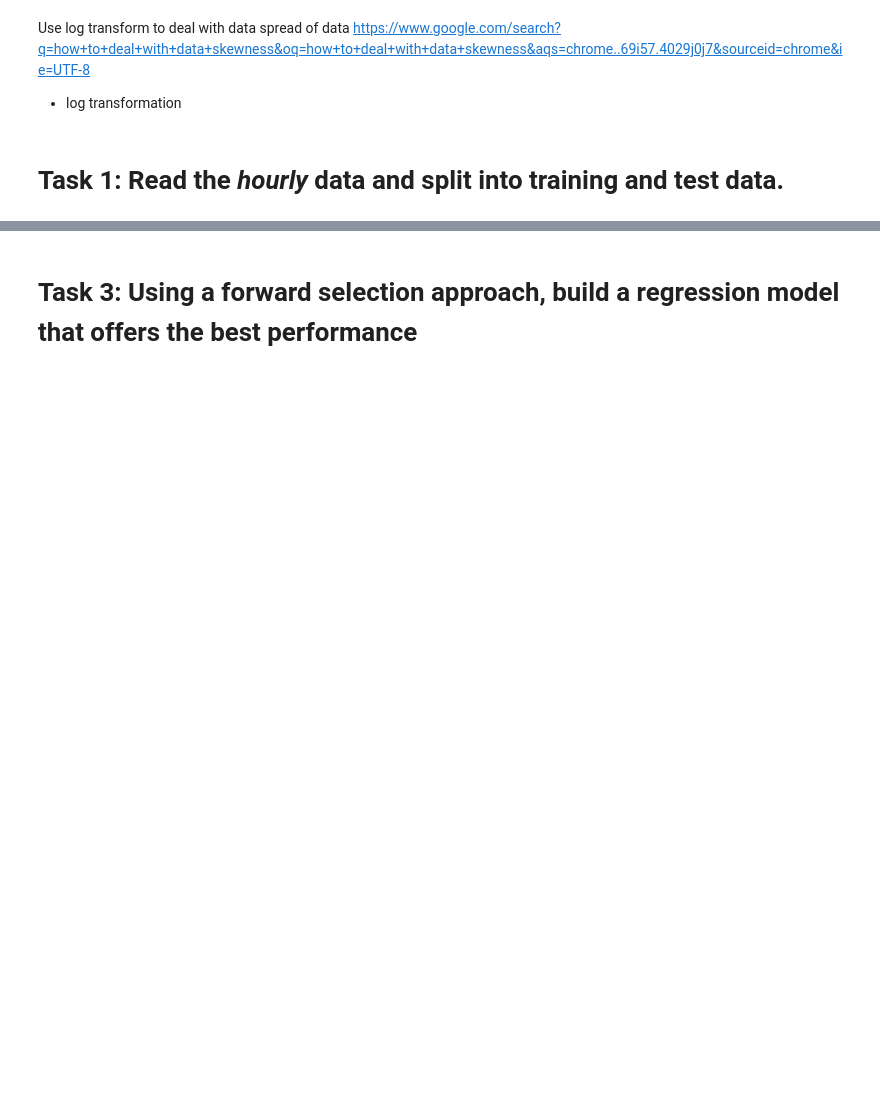
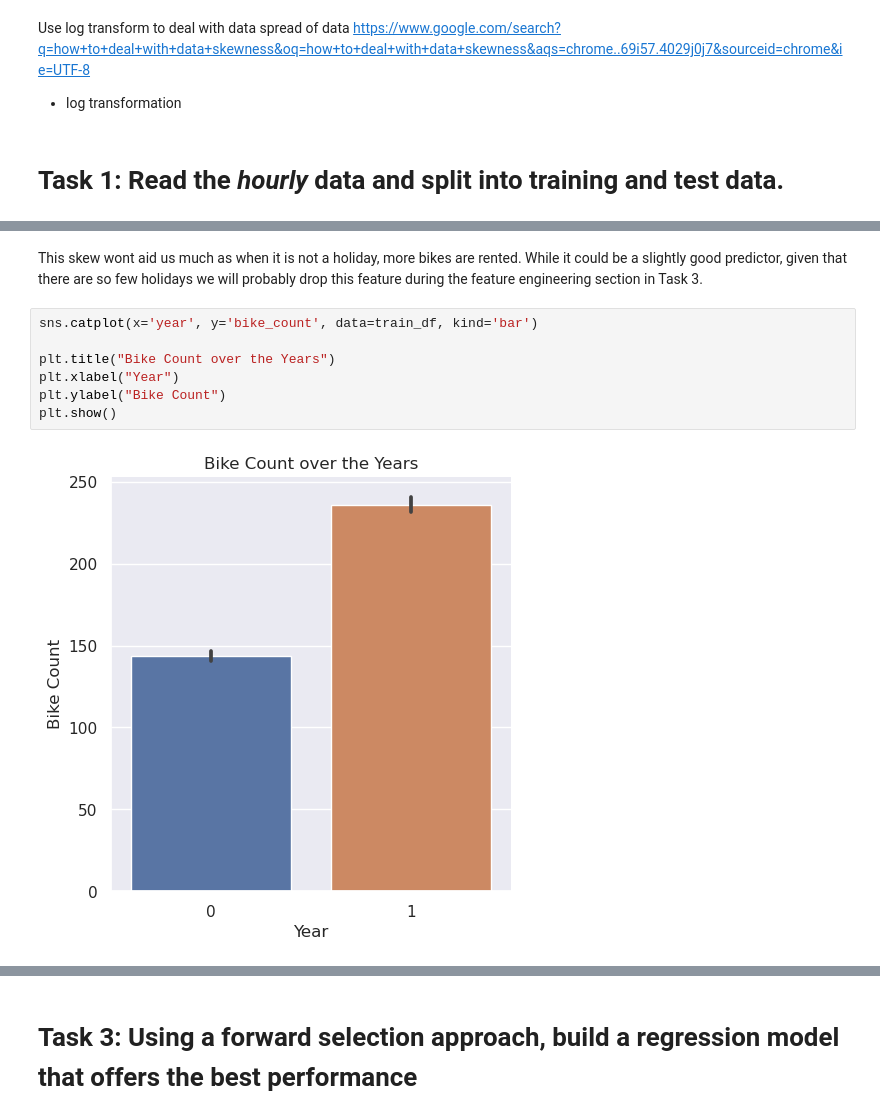
Before and after one commit to kryanbeane/bike-sharing-data-mining, a Jupyter notebook: ca2.ipynb, the cells around one changed output, grey strips where cells are left out. Cells and saved outputs as stored; diff of their text form; blank space fills up the shorter version.

```diff
--- a/ca2.ipynb
+++ b/ca2.ipynb
@@ -85,0 +197,11 @@ xtest.head(3)
+# %% [markdown]
+This skew wont aid us much as when it is not a holiday, more bikes are rented. While it could be a slightly good predictor, given that there are so few holidays we will probably drop this feature during the feature engineering section in Task 3.
+# %%
+sns.catplot(x='year', y='bike_count', data=train_df, kind='bar')
+
+plt.title("Bike Count over the Years")
+plt.xlabel("Year")
+plt.ylabel("Bike Count")
+plt.show()
+# %% [output]
+[figure, added]
```
Also changed, not shown: parts of 121 cells of this notebook, 1 other file.
